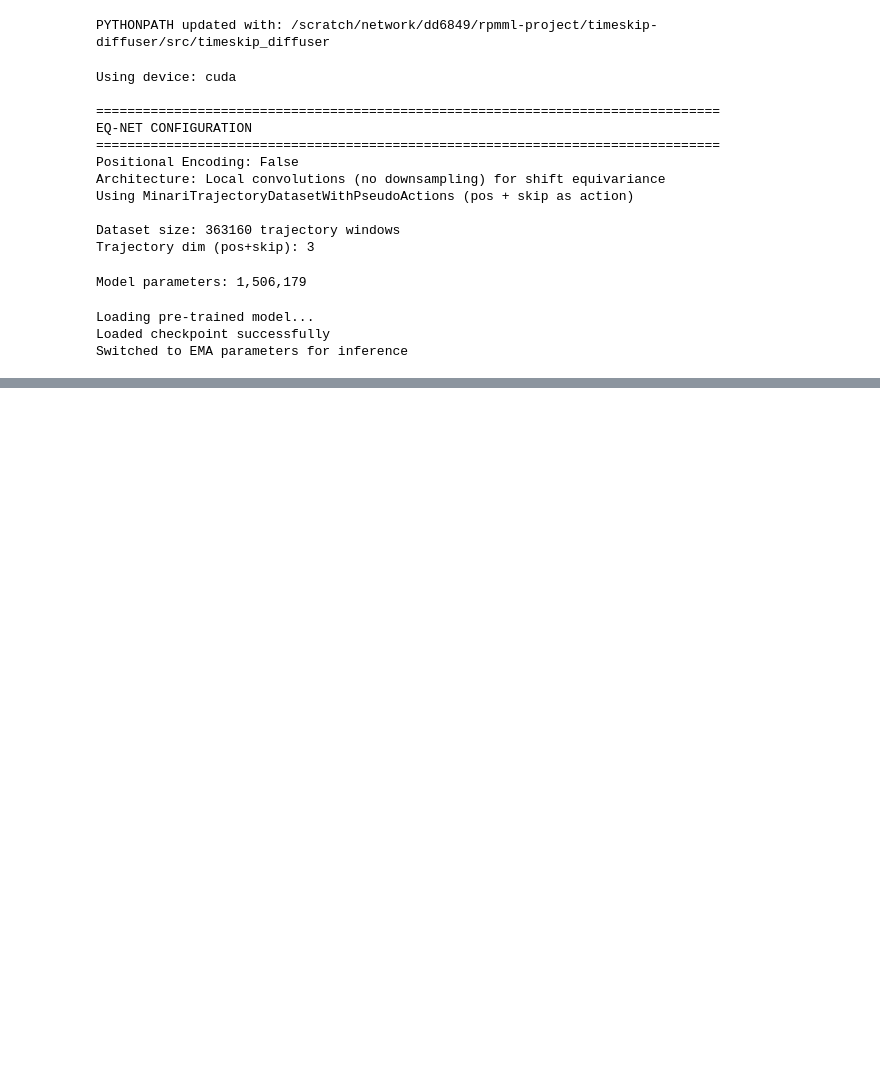
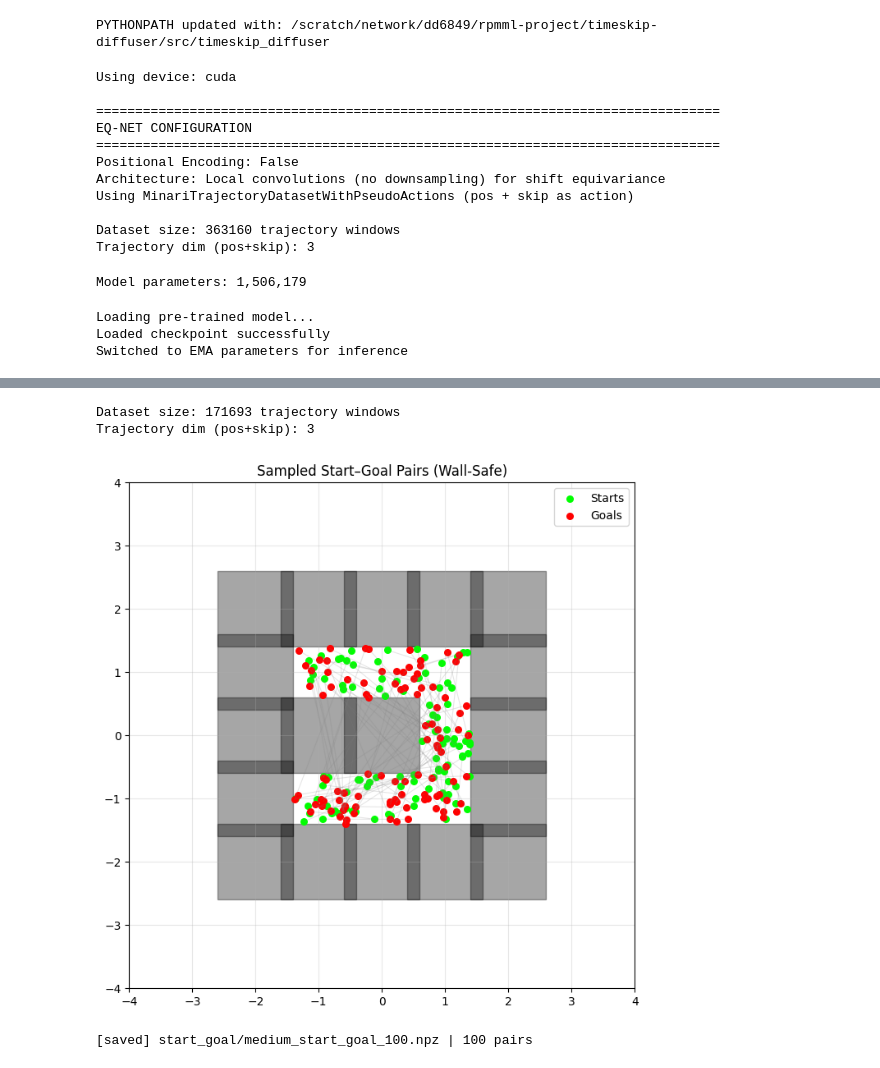
Before and after one commit to logflash/rpmml-project, a Jupyter notebook: timeskip-diffuser/src/timeskip_diffuser/pointmaze/skip_independent_medium.ipynb, the cells around one changed output, grey strips where cells are left out. Cells and saved outputs as stored; diff of their text form; code cells hidden in the pictures; blank space fills up the shorter version.

```diff
--- a/timeskip-diffuser/src/timeskip_diffuser/pointmaze/skip_independent_medium.ipynb
+++ b/timeskip-diffuser/src/timeskip_diffuser/pointmaze/skip_independent_medium.ipynb
@@ -425,0 +501,7 @@ All planning runs complete.
+# %%
+def point_in_any_wall(p, walls):
+    x, y = p
+    for xmin, xmax, ymin, ymax in walls:
+        if (xmin <= x <= xmax and ymin <= y <= ymax) or (x >= 4.0) or (y >= 4.0)or (x <= -4.0)or (y <= -4.0):
+            return True
+    return False
@@ -425,0 +539,18 @@ All planning runs complete.
+# %%
+def sample_start_goal_pairs(
+    mj_model,
+    n=100,
+    xlim=(-4.5, 4.5),
+    ylim=(-4.5, 4.5),
+    inflation=1.05,
+):
+    wall_aabbs = get_inflated_wall_aabbs(mj_model, inflation)
+
+    starts = np.zeros((n, 2))
+    goals  = np.zeros((n, 2))
+
+    for i in range(n):
+        starts[i] = sample_safe_point(xlim, ylim, wall_aabbs)
+        goals[i]  = sample_safe_point(xlim, ylim, wall_aabbs)
+
+    return starts, goals, wall_aabbs
@@ -425,0 +604,25 @@ All planning runs complete.
+# %%
+dataset = MinariTrajectoryDatasetWithPseudoActions(
+    "D4RL/pointmaze/umaze-v2", horizon=32, n_chunks_frac= 0.5
+)
+print(f"\nDataset size: {len(dataset)} trajectory windows")
+print(f"Trajectory dim (pos+skip): {dataset.traj_dim}")
+# %% [output]
+Dataset size: 171693 trajectory windows
+Trajectory dim (pos+skip): 3
+# %%
+env = dataset.dataset.recover_environment()
+
+def unwrap_env(env):
+    while hasattr(env, "env"):
+        env = env.env
+    return env
+
+env = unwrap_env(env)
+
+mj_model_umaze = env.model
+# %%
+starts, goals, walls = sample_start_goal_pairs(mj_model_umaze, n=100, inflation=.1, xlim=(-2.5, 2.5), ylim=(-2.5, 2.5))
+plot_start_goals_on_maze(mj_model_umaze, starts, goals, walls)
+# %% [output]
+[figure, added]
@@ -425,0 +650,16 @@ All planning runs complete.
+# %%
+starts, goals, _ = sample_start_goal_pairs(
+    mj_model_medium,
+    n=100,
+    xlim=(-4.0, 4.0),
+    ylim=(-4.0, 4.0),
+    inflation=0.1,
+)
+
+save_start_goal_pairs(
+    "start_goal/medium_start_goal_100.npz",
+    starts,
+    goals,
+)
+# %% [output]
+[saved] start_goal/medium_start_goal_100.npz | 100 pairs
```
Also changed, not shown: parts of 16 cells of this notebook.
